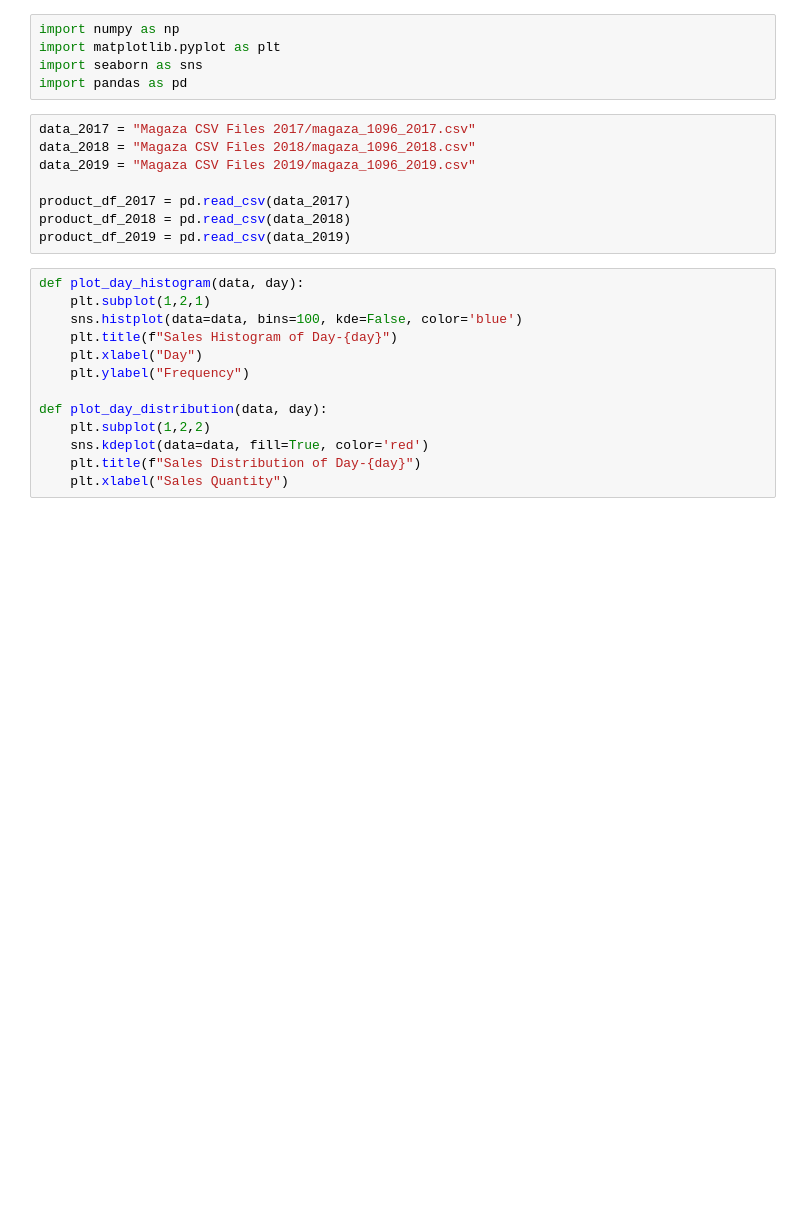
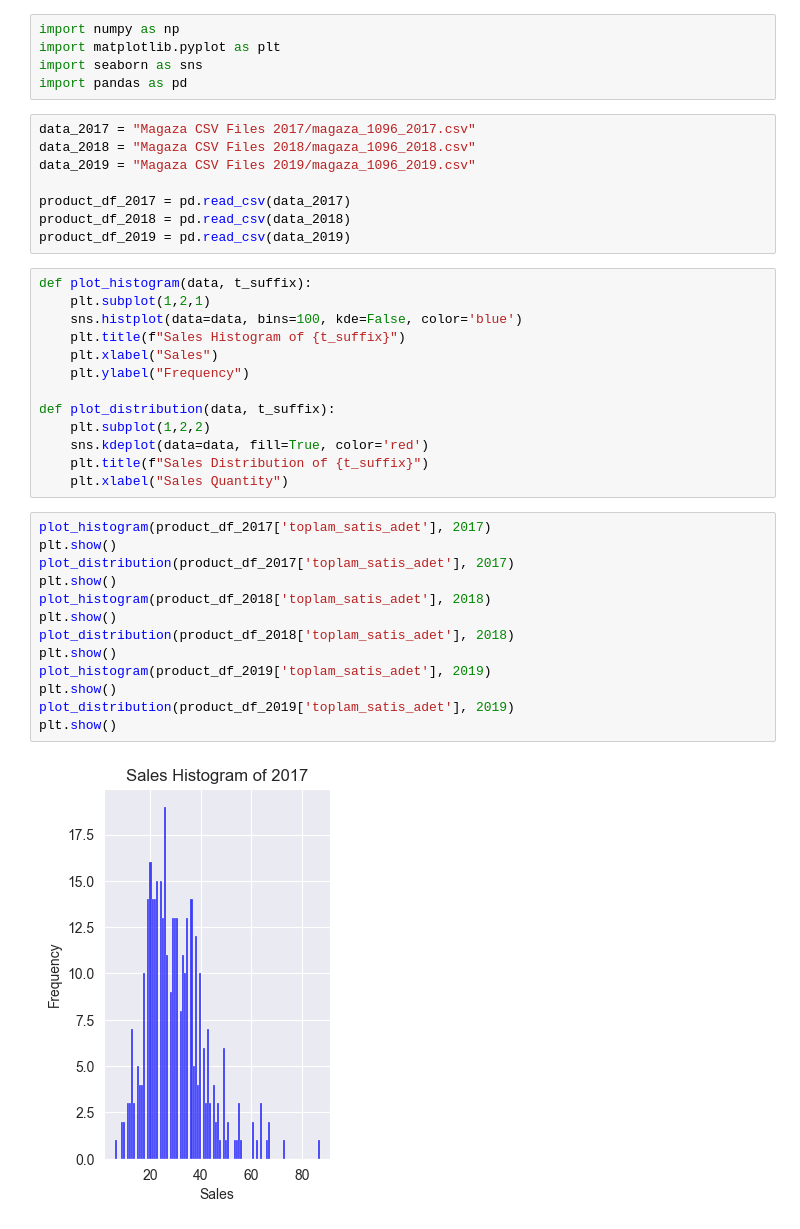
Before and after one commit to MertGoker/Senior-Design-Project, a Jupyter notebook: Data Distributions.ipynb, the cells around one changed output. Cells and saved outputs as stored; diff of their text form; blank space fills up the shorter version.

```diff
--- a/Data Distributions.ipynb
+++ b/Data Distributions.ipynb
@@ -12,15 +12,30 @@ product_df_2017 = pd.read_csv(data_2017)
 product_df_2018 = pd.read_csv(data_2018)
 product_df_2019 = pd.read_csv(data_2019)
 # %%
-def plot_day_histogram(data, day):
+def plot_histogram(data, t_suffix):
     plt.subplot(1,2,1)
     sns.histplot(data=data, bins=100, kde=False, color='blue')
-    plt.title(f"Sales Histogram of Day-{day}")
-    plt.xlabel("Day")
+    plt.title(f"Sales Histogram of {t_suffix}")
+    plt.xlabel("Sales")
     plt.ylabel("Frequency")
 
-def plot_day_distribution(data, day):
+def plot_distribution(data, t_suffix):
     plt.subplot(1,2,2)
     sns.kdeplot(data=data, fill=True, color='red')
-    plt.title(f"Sales Distribution of Day-{day}")
+    plt.title(f"Sales Distribution of {t_suffix}")
     plt.xlabel("Sales Quantity")
+# %%
+plot_histogram(product_df_2017['toplam_satis_adet'], 2017)
+plt.show()
+plot_distribution(product_df_2017['toplam_satis_adet'], 2017)
+plt.show()
+plot_histogram(product_df_2018['toplam_satis_adet'], 2018)
+plt.show()
+plot_distribution(product_df_2018['toplam_satis_adet'], 2018)
+plt.show()
+plot_histogram(product_df_2019['toplam_satis_adet'], 2019)
+plt.show()
+plot_distribution(product_df_2019['toplam_satis_adet'], 2019)
+plt.show()
+# %% [output]
+[figure, added]
```
Also changed, not shown: parts of 1 cell of this notebook, 29 other files.
